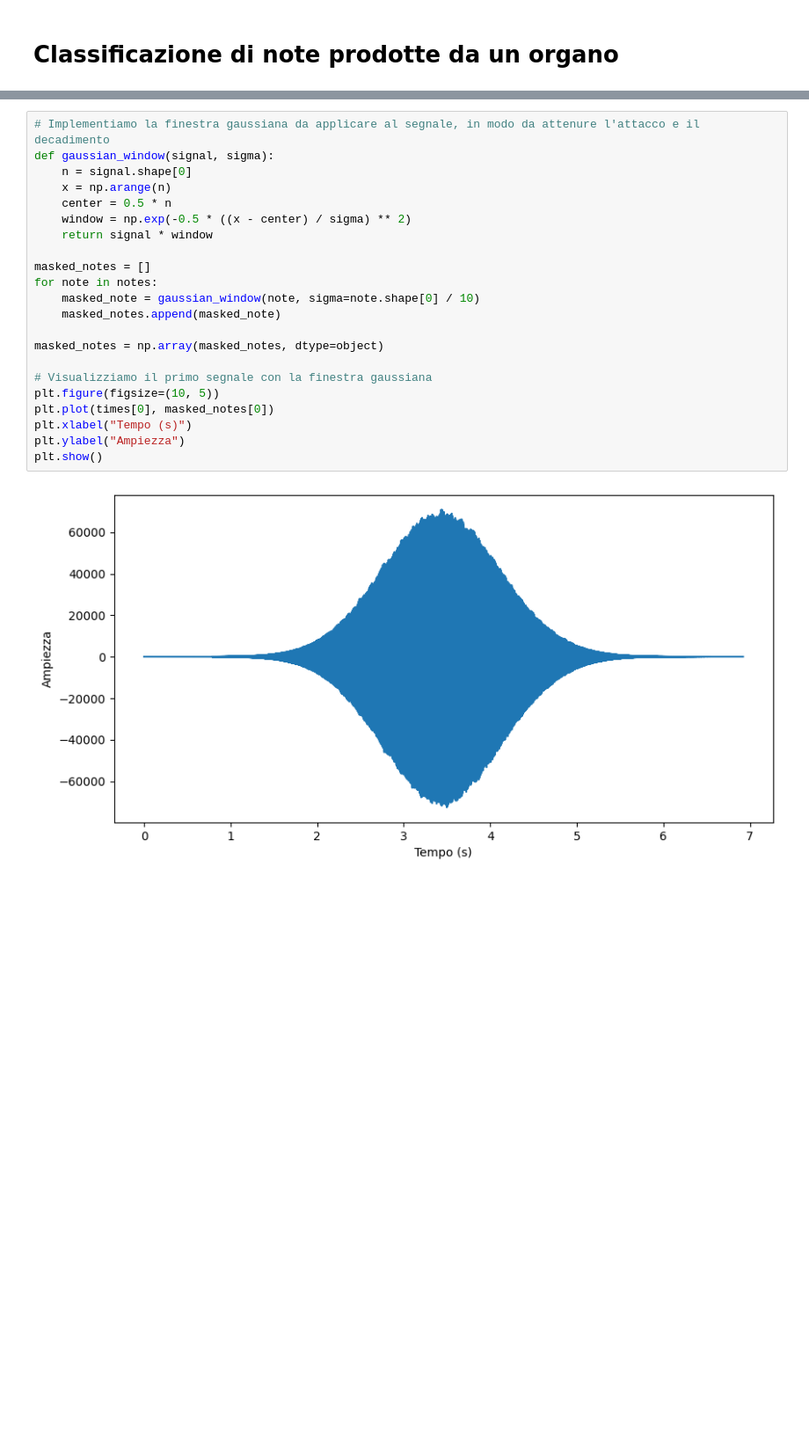
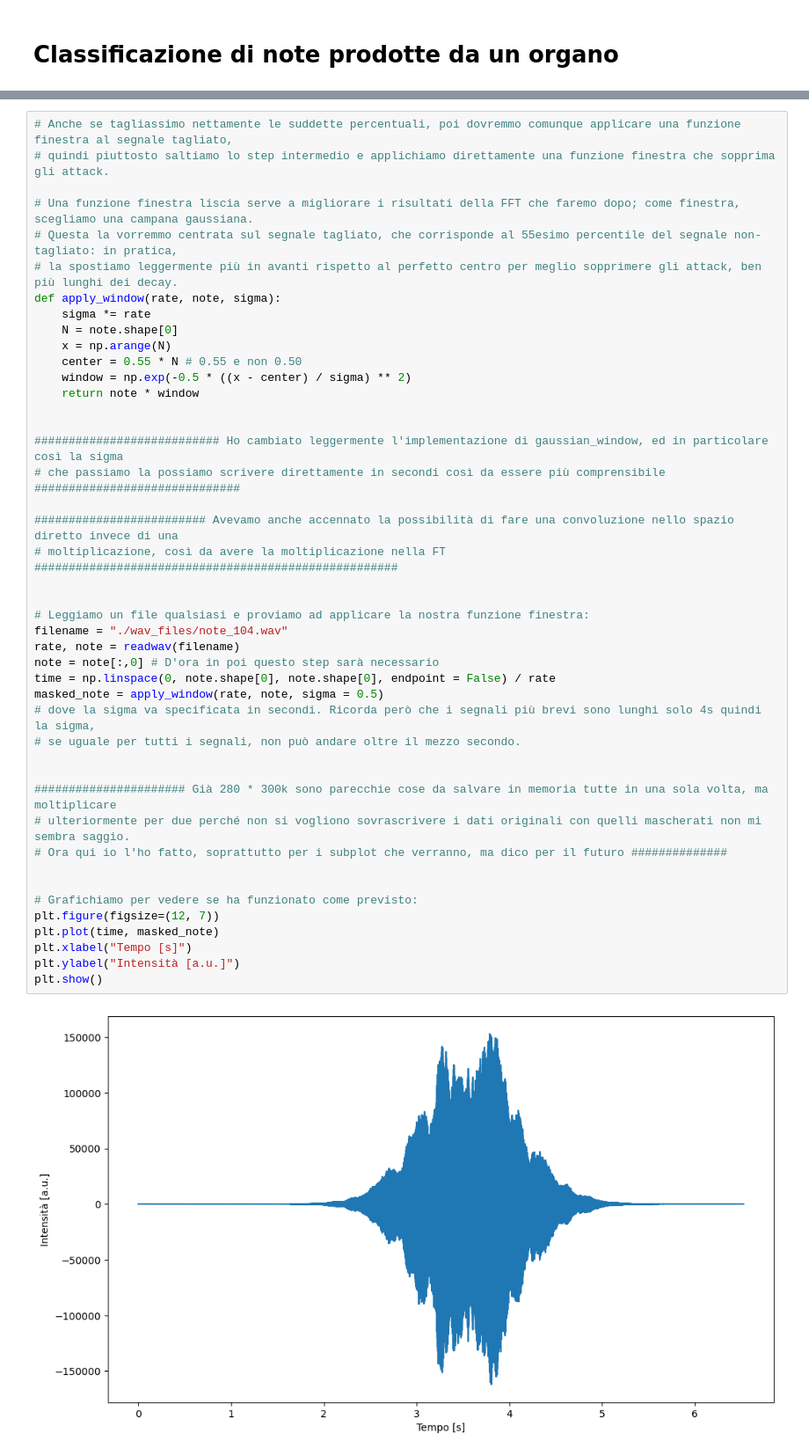
Before and after one commit to maddoc-g/3_organ_clustering, a Jupyter notebook: esperienza_3.ipynb, the cells around one changed output, grey strips where cells are left out. Shown at 88% size. Cells and saved outputs as stored; diff of their text form; blank space fills up the shorter version.

```diff
--- a/esperienza_3.ipynb
+++ b/esperienza_3.ipynb
@@ -36,24 +103,46 @@ plt.show()
 # %%
-# Implementiamo la finestra gaussiana da applicare al segnale, in modo da attenure l'attacco e il decadimento
-def gaussian_window(signal, sigma):
-    n = signal.shape[0]
-    x = np.arange(n)
-    center = 0.5 * n
+# Anche se tagliassimo nettamente le suddette percentuali, poi dovremmo comunque applicare una funzione finestra al segnale tagliato,
+# quindi piuttosto saltiamo lo step intermedio e applichiamo direttamente una funzione finestra che sopprima gli attack.
+
+# Una funzione finestra liscia serve a migliorare i risultati della FFT che faremo dopo; come finestra, scegliamo una campana gaussiana.
+# Questa la vorremmo centrata sul segnale tagliato, che corrisponde al 55esimo percentile del segnale non-tagliato: in pratica,
+# la spostiamo leggermente più in avanti rispetto al perfetto centro per meglio sopprimere gli attack, ben più lunghi dei decay.
+def apply_window(rate, note, sigma):
+    sigma *= rate
+    N = note.shape[0]
+    x = np.arange(N)
+    center = 0.55 * N # 0.55 e non 0.50
     window = np.exp(-0.5 * ((x - center) / sigma) ** 2)
-    return signal * window
+    return note * window
 
-masked_notes = []
-for note in notes:
-    masked_note = gaussian_window(note, sigma=note.shape[0] / 10)
-    masked_notes.append(masked_note)
 
-masked_notes = np.array(masked_notes, dtype=object)
+########################### Ho cambiato leggermente l'implementazione di gaussian_window, ed in particolare così la sigma
+# che passiamo la possiamo scrivere direttamente in secondi così da essere più comprensibile ##############################
 
-# Visualizziamo il primo segnale con la finestra gaussiana
-plt.figure(figsize=(10, 5))
-plt.plot(times[0], masked_notes[0])
-plt.xlabel("Tempo (s)")
-plt.ylabel("Ampiezza")
+######################### Avevamo anche accennato la possibilità di fare una convoluzione nello spazio diretto invece di una
+# moltiplicazione, così da avere la moltiplicazione nella FT #####################################################
+
+
+# Leggiamo un file qualsiasi e proviamo ad applicare la nostra funzione finestra:
+filename = "./wav_files/note_104.wav"
+rate, note = readwav(filename)
+note = note[:,0] # D'ora in poi questo step sarà necessario
+time = np.linspace(0, note.shape[0], note.shape[0], endpoint = False) / rate
+masked_note = apply_window(rate, note, sigma = 0.5)
+# dove la sigma va specificata in secondi. Ricorda però che i segnali più brevi sono lunghi solo 4s quindi la sigma,
+# se uguale per tutti i segnali, non può andare oltre il mezzo secondo.
+
+
+###################### Già 280 * 300k sono parecchie cose da salvare in memoria tutte in una sola volta, ma moltiplicare
+# ulteriormente per due perché non si vogliono sovrascrivere i dati originali con quelli mascherati non mi sembra saggio.
+# Ora qui io l'ho fatto, soprattutto per i subplot che verranno, ma dico per il futuro ##############
+
+
+# Grafichiamo per vedere se ha funzionato come previsto:
+plt.figure(figsize=(12, 7))
+plt.plot(time, masked_note)
+plt.xlabel("Tempo [s]")
+plt.ylabel("Intensità [a.u.]")
 plt.show()
 # %% [output]
-[figure, old version]
+[figure, new version]
```
Also changed, not shown: parts of 9 cells of this notebook.
